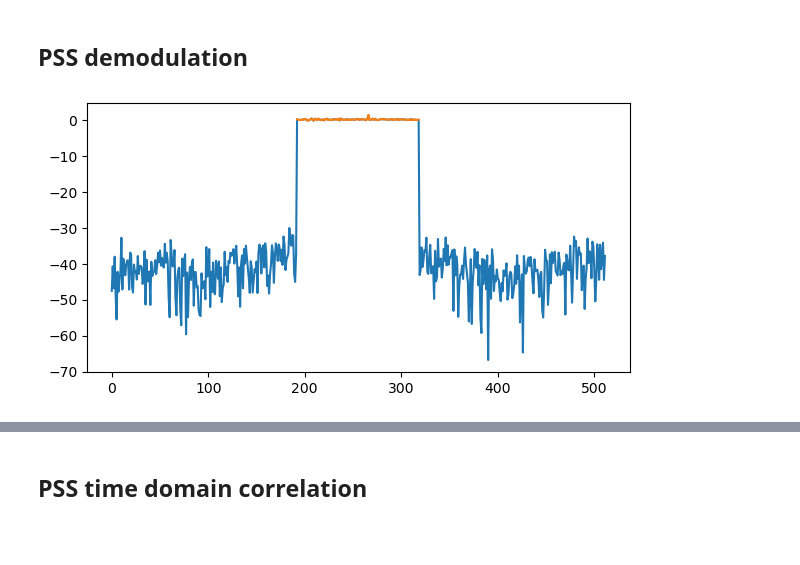
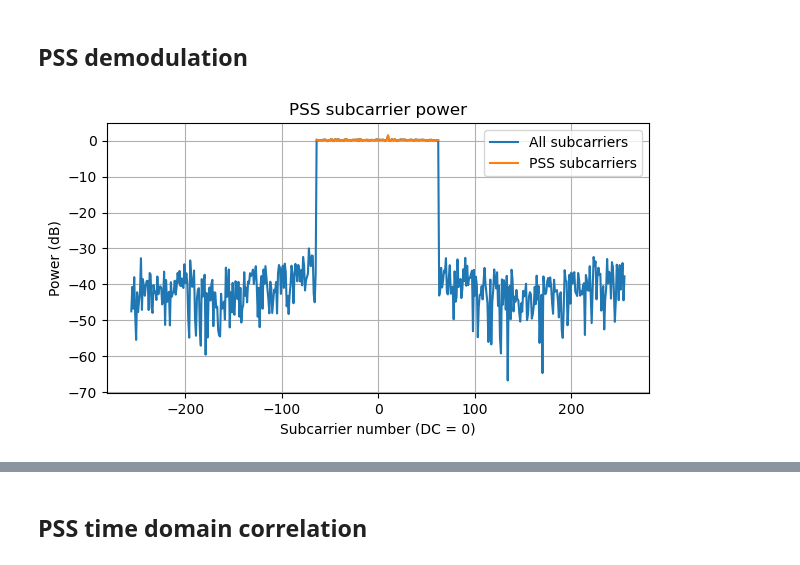
Before and after one commit to daniestevez/jupyter_notebooks, a Jupyter notebook: 5G/5G NR downlink.ipynb, the cells around one changed output, grey strips where cells are left out. Cells and saved outputs as stored; diff of their text form; code cells hidden in the pictures; blank space fills up the shorter version.

```diff
--- a/5G/5G NR downlink.ipynb
+++ b/5G/5G NR downlink.ipynb
@@ -7,17 +7,27 @@ plt.rcParams['figure.figsize'] = (7, 3.5)
 plt.rcParams['figure.facecolor'] = 'w'
 # %%
 x = np.fromfile('catkira/1876954_7680KSPS_srsRAN_Project_gnb_short.sigmf-data', 'int32')
-cfo = 18.88  # Hz
-phi0 = -2.4 # radians
-sfo = -3e-6
-x = (x[::2] + 1j * x[1::2]) / 2**31 * 24.7
+fs = 7_680_000
 # This should be the nominal RF frequency of the subcarrier that we use as DC for demodulation
+# (used for NR phase compensation)
 f_dc = 1_876_950_000
-fs = 7_680_000
-x *= np.exp(-1j*(2*np.pi*cfo/fs*np.arange(x.size) + phi0))
+
+# these are in units of samples and depend on fs
 Tu = 512
 Ncp = 144 // 4
 Ncpl = (144 + 16) // 4
+
+# phase correction to apply to symbols 0, 1, 2, 3, 4, 5, 6 in a 0.5 ms interval
+phase_corr = np.exp(1j*2*np.pi*((f_dc * (np.arange(7) * (Tu + Ncp)) / fs) % 1))
+
+cfo = 18.88  # Hz
+phi0 = -2.97  # radians
+sfo = -3.2e-6  # parts per one
+sto_fine = 12.4e-9  # seconds
+# Amplitude adjustment to get symbols of unity amplitude
+x = (x[::2] + 1j * x[1::2]) / 2**31 * 24.7
+# correct for CFO and phase offset
+x *= np.exp(-1j*(2*np.pi*cfo/fs*np.arange(x.size) + phi0))
 # %%
 # Pseudo-random sequence
 def c_seq(init, length):
@@ -64,16 +103,28 @@ array([42.16428531, -6.20544002,  5.52347131, 42.04848156])
 # %% [markdown]
 ## PSS demodulation
 # %%
+# start demodulation at the middle of the cyclic prefix for maximum robustness to STO
 a0 = corr_start + m0 + Ncp // 2
+
 f = np.fft.fftshift(np.fft.fft(x[a0:a0+Tu]))
 # correct for the 5G NR upconversion discontinuity
-f *= np.exp(1j*2*np.pi*((a0*f_dc/fs) % 1))
+# this PSS is transmitted on symbol 2 mod 7
+f *= phase_corr[2]
 # correct for the fact that we're starting the demodulation at the middle of the cyclic prefix
 f *= np.exp(1j*2*np.pi*np.fft.fftshift(np.fft.fftfreq(Tu))*Ncp/2)
 # %%
+# The PSS ocuppies subcarriers 56 to 128 relative to the start of an SS/PBCH block
+# In this case, the SS/PBCH block starts at subcarrier -120 (with respect to the
+# subcarrier we have decided to treat as DC). This means that the SS/PBCH block is
+# not centred with respect to this choice of DC (but this doesn't matter).
 pss_sc_sel = range(Tu//2-120+56, Tu//2-120+56+127)
-plt.plot(10*np.log10(np.abs(f)**2))
-plt.plot(np.arange(f.size)[pss_sc_sel], 10*np.log10(np.abs(f[pss_sc_sel])**2))
+plt.plot(np.arange(f.size) - Tu//2, 10*np.log10(np.abs(f)**2))
+plt.plot(np.arange(f.size)[pss_sc_sel] - Tu//2, 10*np.log10(np.abs(f[pss_sc_sel])**2))
 pss_sym_demod = f[pss_sc_sel]
+plt.title('PSS subcarrier power')
+plt.xlabel('Subcarrier number (DC = 0)')
+plt.ylabel('Power (dB)')
+plt.legend(['All subcarriers', 'PSS subcarriers'])
+plt.grid();
 # %% [output]
-[figure, old version]
+[figure, new version]
```
Also changed, not shown: parts of 27 cells of this notebook, 2 other files.
